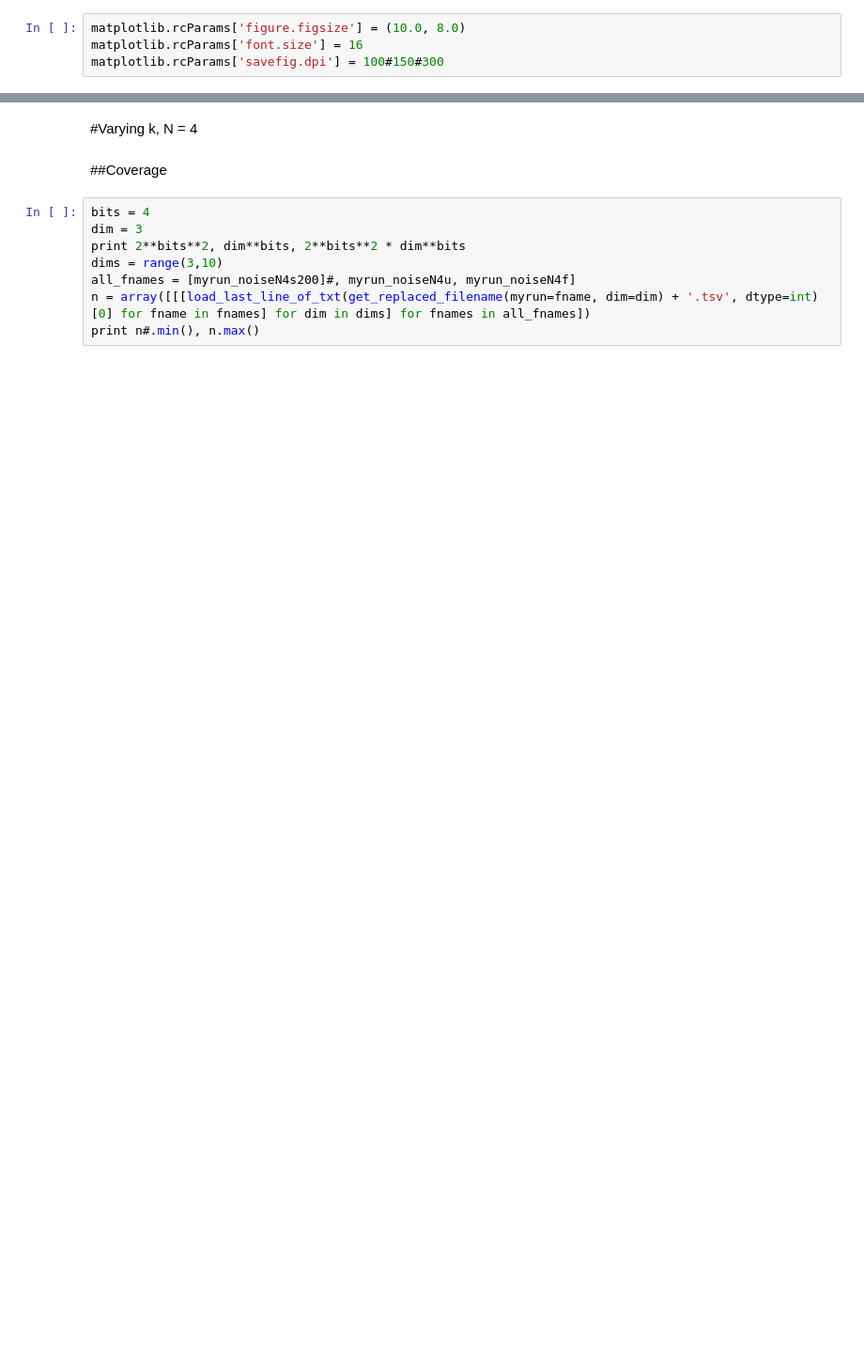
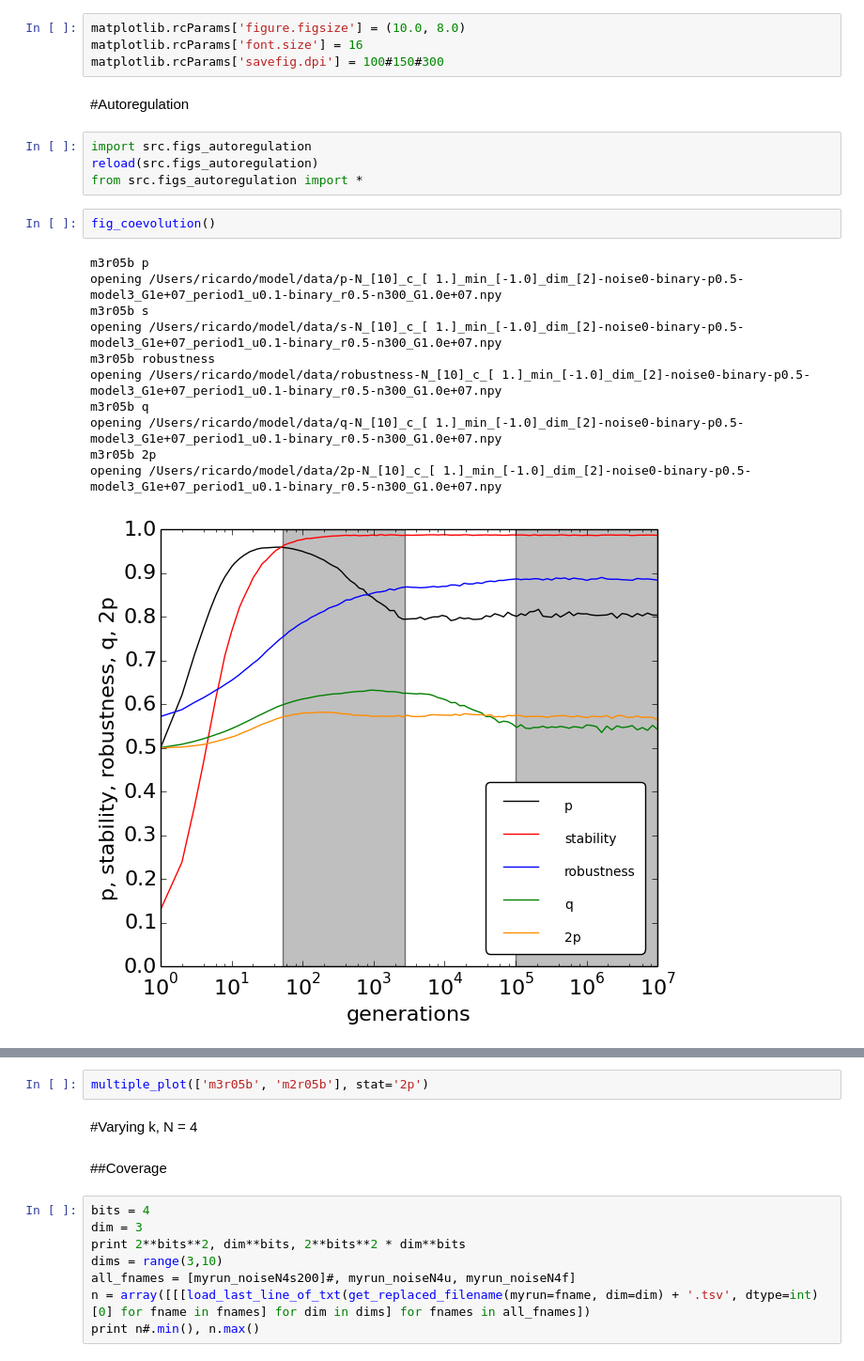
Before and after one commit to rpinho/autoregulation, a Jupyter notebook: exploratory-victor.ipynb, the cells around one changed output, grey strips where cells are left out. Shown at 94% size. Cells and saved outputs as stored; diff of their text form; blank space fills up the shorter version.

```diff
--- a/exploratory-victor.ipynb
+++ b/exploratory-victor.ipynb
@@ -16,3 +12,23 @@ from src.figs_visible import *
 matplotlib.rcParams['figure.figsize'] = (10.0, 8.0)
 matplotlib.rcParams['font.size'] = 16
 matplotlib.rcParams['savefig.dpi'] = 100#150#300
+# %% [markdown]
+#Autoregulation
+# %%
+import src.figs_autoregulation
+reload(src.figs_autoregulation)
+from src.figs_autoregulation import *
+# %%
+fig_coevolution()
+# %% [output]
+m3r05b p
+opening /Users/ricardo/model/data/p-N_[10]_c_[ 1.]_min_[-1.0]_dim_[2]-noise0-binary-p0.5-model3_G1e+07_period1_u0.1-binary_r0.5-n300_G1.0e+07.npy
+m3r05b s
+opening /Users/ricardo/model/data/s-N_[10]_c_[ 1.]_min_[-1.0]_dim_[2]-noise0-binary-p0.5-model3_G1e+07_period1_u0.1-binary_r0.5-n300_G1.0e+07.npy
+m3r05b robustness
+opening /Users/ricardo/model/data/robustness-N_[10]_c_[ 1.]_min_[-1.0]_dim_[2]-noise0-binary-p0.5-model3_G1e+07_period1_u0.1-binary_r0.5-n300_G1.0e+07.npy
+m3r05b q
+opening /Users/ricardo/model/data/q-N_[10]_c_[ 1.]_min_[-1.0]_dim_[2]-noise0-binary-p0.5-model3_G1e+07_period1_u0.1-binary_r0.5-n300_G1.0e+07.npy
+m3r05b 2p
+opening /Users/ricardo/model/data/2p-N_[10]_c_[ 1.]_min_[-1.0]_dim_[2]-noise0-binary-p0.5-model3_G1e+07_period1_u0.1-binary_r0.5-n300_G1.0e+07.npy
+[figure, added]
@@ -19,3 +36,5 @@ matplotlib.rcParams['savefig.dpi'] = 100#150#300
+# %%
+multiple_plot(['m3r05b', 'm2r05b'], stat='2p')
 # %% [markdown]
 #Varying k, N = 4
 # %% [markdown]
```
Also changed, not shown: parts of 85 cells of this notebook, 11 other files.
